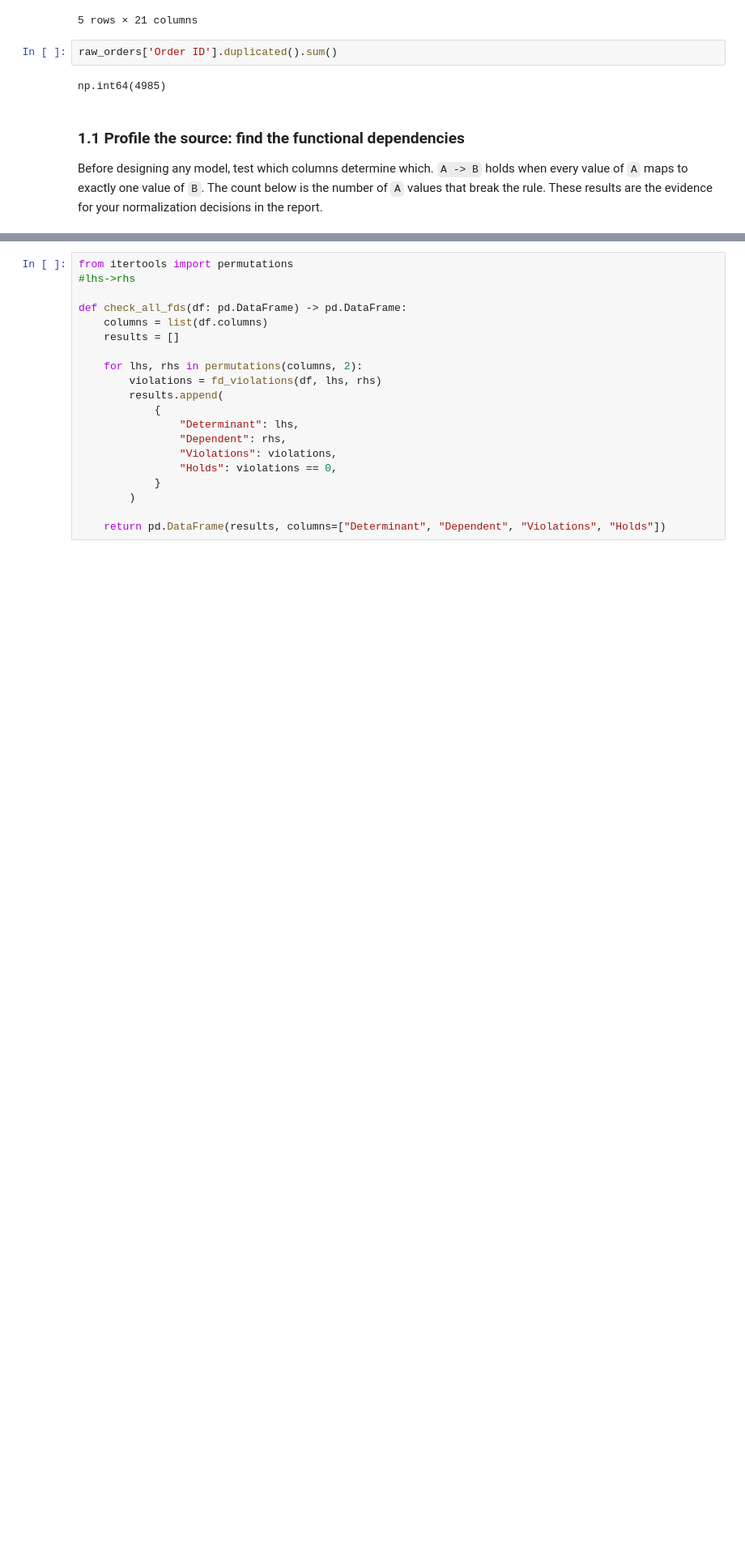
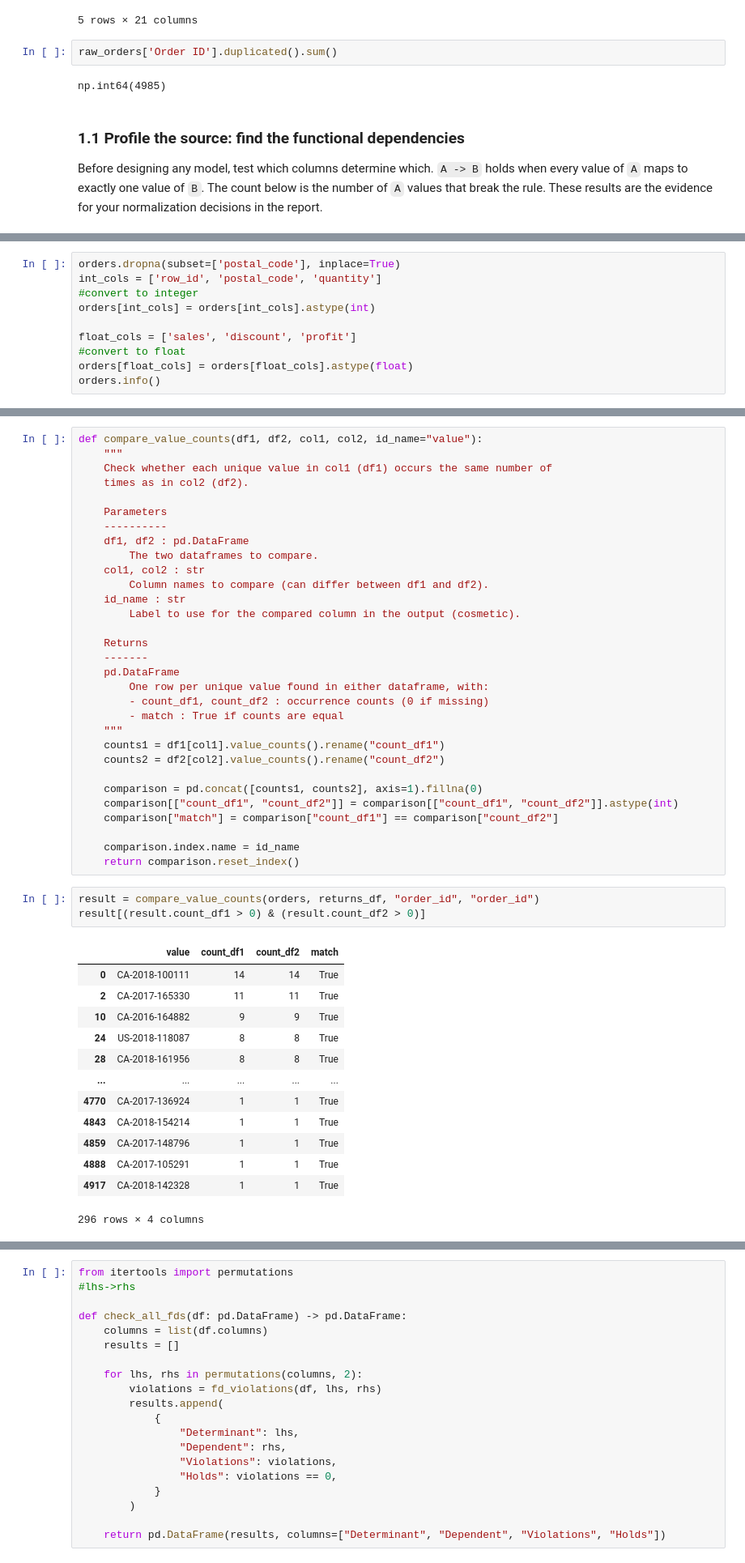
Before and after one commit to bienn2147/lab_act2_main, a Jupyter notebook: notebooks/DSA4156_Lab2_Template.ipynb, the cells around one changed output, grey strips where cells are left out. Shown at 81% size. Drawn from its saved outputs; the diff is of its cells as text; blank space fills up the shorter version.

```diff
--- a/notebooks/DSA4156_Lab2_Template.ipynb
+++ b/notebooks/DSA4156_Lab2_Template.ipynb
@@ -116,0 +221,10 @@ These results are the evidence for your normalization decisions in the report.
+# %%
+orders.dropna(subset=['postal_code'], inplace=True)
+int_cols = ['row_id', 'postal_code', 'quantity']
+#convert to integer
+orders[int_cols] = orders[int_cols].astype(int)
+
+float_cols = ['sales', 'discount', 'profit']
+#convert to float
+orders[float_cols] = orders[float_cols].astype(float)
+orders.info()
@@ -116,0 +302,48 @@ These results are the evidence for your normalization decisions in the report.
+# %%
+def compare_value_counts(df1, df2, col1, col2, id_name="value"):
+    """
+    Check whether each unique value in col1 (df1) occurs the same number of
+    times as in col2 (df2).
+
+    Parameters
+    ----------
+    df1, df2 : pd.DataFrame
+        The two dataframes to compare.
+    col1, col2 : str
+        Column names to compare (can differ between df1 and df2).
+    id_name : str
+        Label to use for the compared column in the output (cosmetic).
+
+    Returns
+    -------
+    pd.DataFrame
+        One row per unique value found in either dataframe, with:
+        - count_df1, count_df2 : occurrence counts (0 if missing)
+        - match : True if counts are equal
+    """
+    counts1 = df1[col1].value_counts().rename("count_df1")
+    counts2 = df2[col2].value_counts().rename("count_df2")
+
+    comparison = pd.concat([counts1, counts2], axis=1).fillna(0)
+    comparison[["count_df1", "count_df2"]] = comparison[["count_df1", "count_df2"]].astype(int)
+    comparison["match"] = comparison["count_df1"] == comparison["count_df2"]
+
+    comparison.index.name = id_name
+    return comparison.reset_index()
+# %%
+result = compare_value_counts(orders, returns_df, "order_id", "order_id")
+result[(result.count_df1 > 0) & (result.count_df2 > 0)]
+# %% [output]
+|  | value | count_df1 | count_df2 | match |
+| 0 | CA-2018-100111 | 14 | 14 | True |
+| 2 | CA-2017-165330 | 11 | 11 | True |
+| 10 | CA-2016-164882 | 9 | 9 | True |
+| 24 | US-2018-118087 | 8 | 8 | True |
+| 28 | CA-2018-161956 | 8 | 8 | True |
+| ... | ... | ... | ... | ... |
+| 4770 | CA-2017-136924 | 1 | 1 | True |
+| 4843 | CA-2018-154214 | 1 | 1 | True |
+| 4859 | CA-2017-148796 | 1 | 1 | True |
+| 4888 | CA-2017-105291 | 1 | 1 | True |
+| 4917 | CA-2018-142328 | 1 | 1 | True |
+296 rows × 4 columns
```
Also changed, not shown: parts of 32 cells of this notebook.
